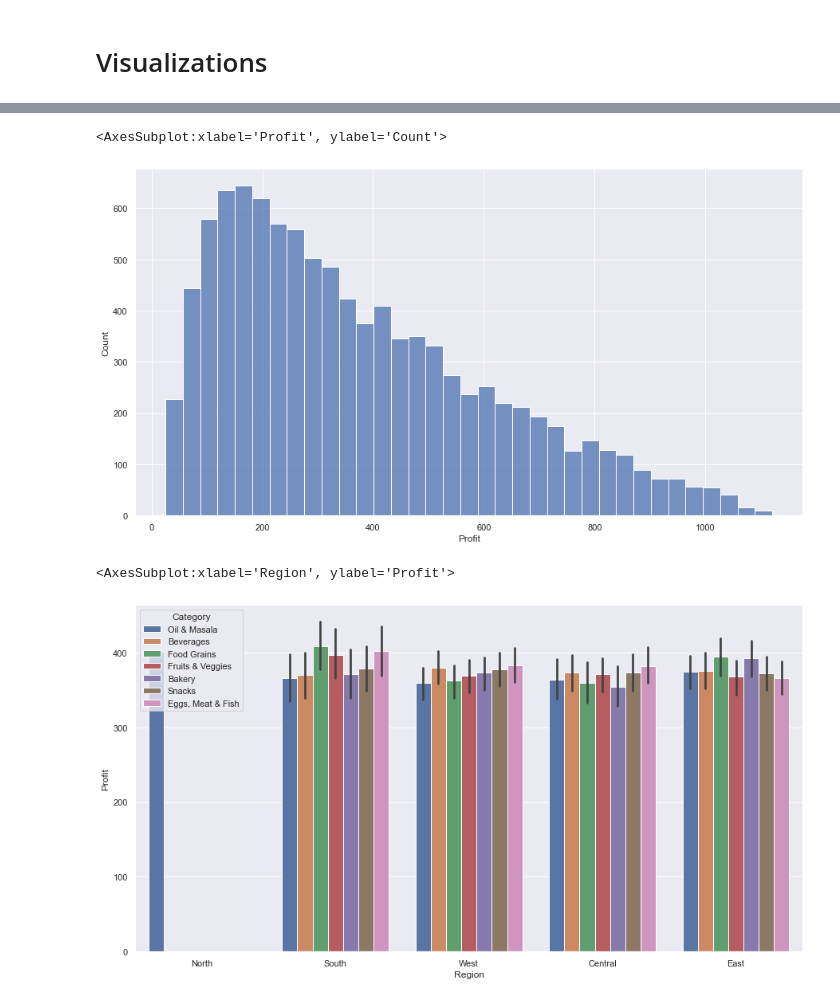
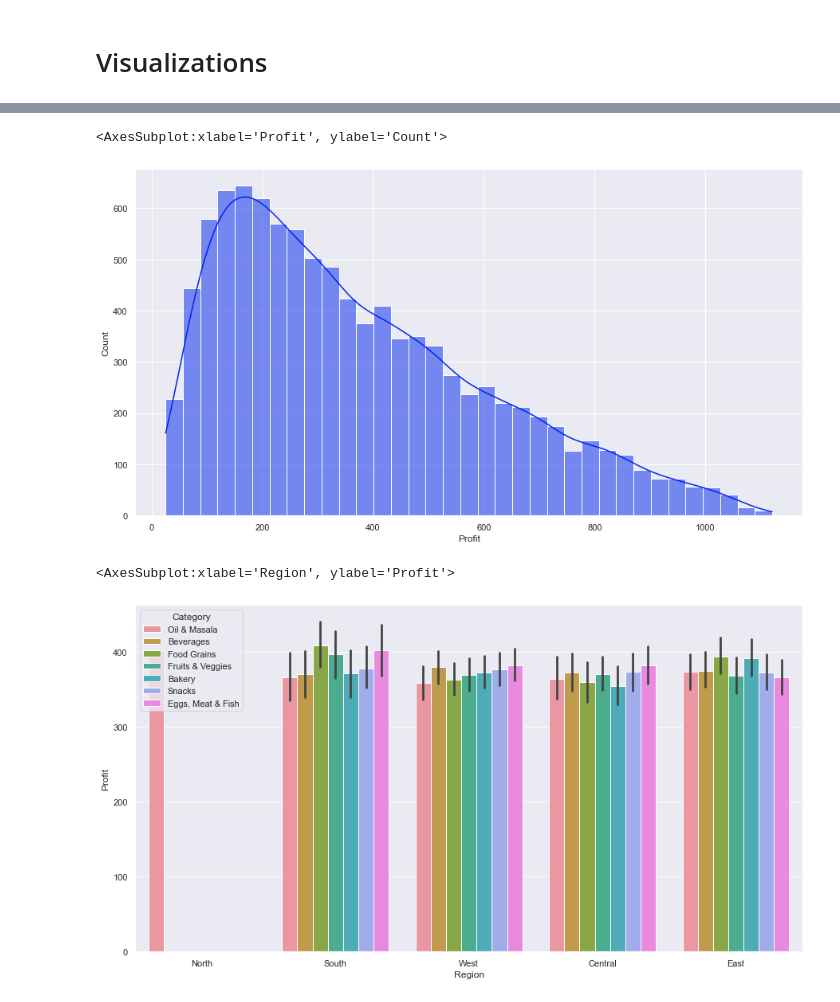
Before and after one commit to Jimmy90s/Data-Projects, a Jupyter notebook: Supermart Grocery Sales - Retail Analytics Dataset/eda.ipynb, the cells around one changed output, grey strips where cells are left out. Saved outputs shown, nothing was run; the diff lists cells and outputs as text; code cells hidden in the pictures.

```diff
--- a/Supermart Grocery Sales - Retail Analytics Dataset/eda.ipynb
+++ b/Supermart Grocery Sales - Retail Analytics Dataset/eda.ipynb
@@ -10,6 +10,8 @@ import numpy as np
 import seaborn as sns
 import matplotlib.pyplot as plt
 sns.set(rc = {'figure.figsize':(15,8)})
+sns.set_style('darkgrid')
+sns.set_palette('winter')
 # %%
 df = pd.read_csv('Sales.csv')
 print(df.info())
@@ -286,10 +293,10 @@ sns.boxplot(data=df , x='Sales')
 # %%
-sns.histplot(data=df,x='Profit')
+sns.histplot(data=df,x='Profit',kde=True)
 # %% [output]
 <AxesSubplot:xlabel='Profit', ylabel='Count'>
-[figure, old version]
+[figure, new version]
 # %%
 sns.barplot(data=df,y='Profit',x='Region',hue='Category')
 # %% [output]
 <AxesSubplot:xlabel='Region', ylabel='Profit'>
-[figure, old version]
+[figure, new version]
```
Also changed, not shown: parts of 6 cells of this notebook.
